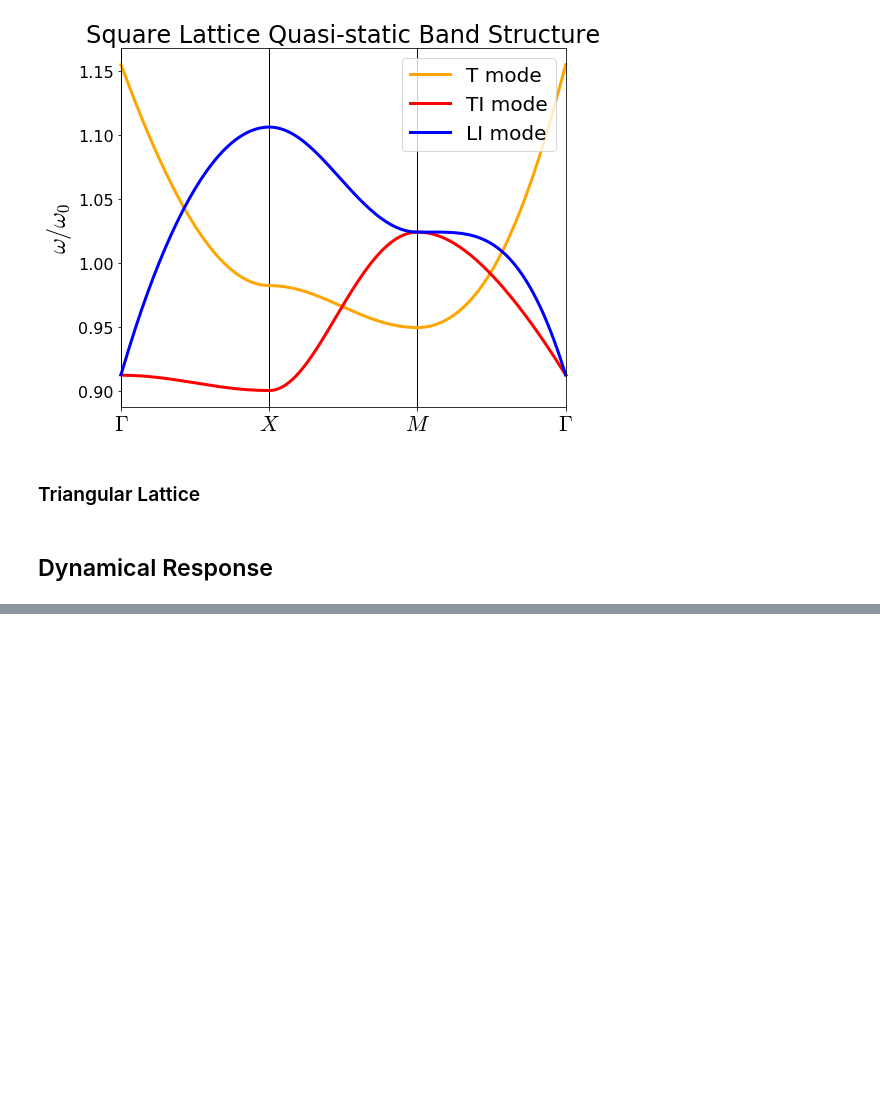
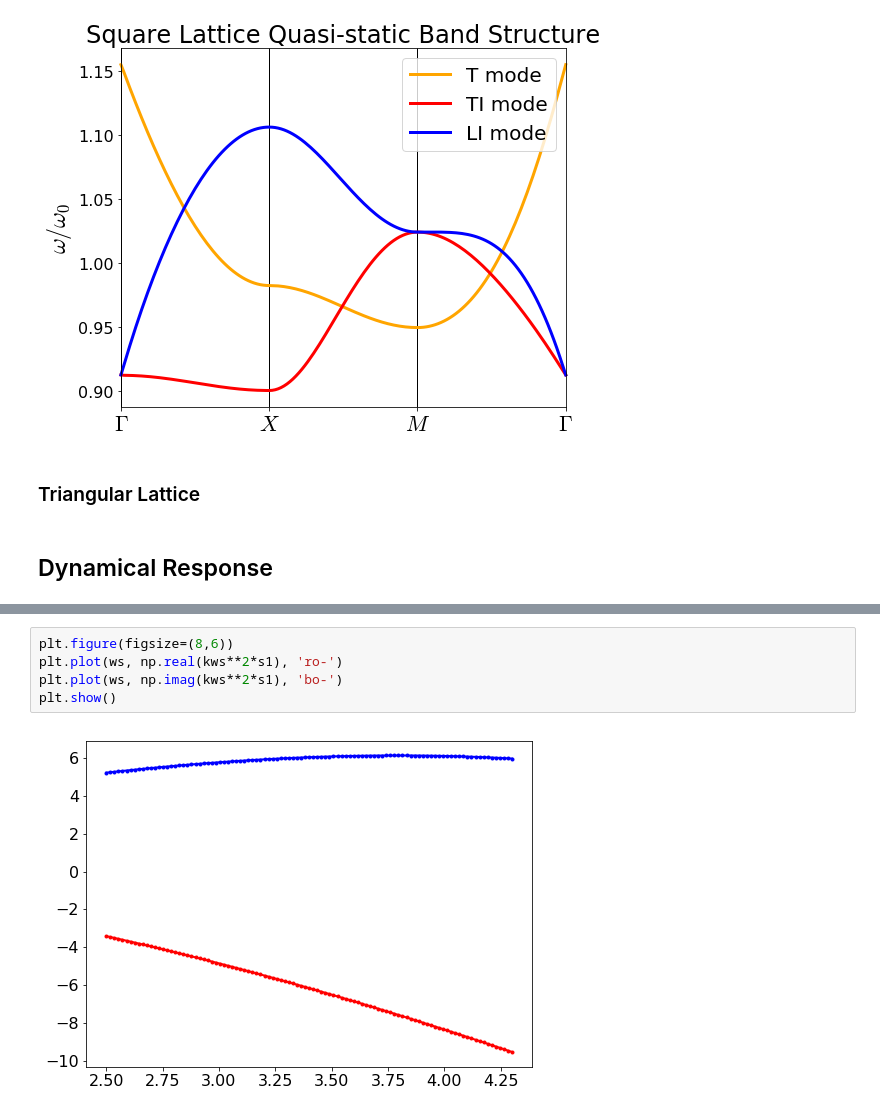
Before and after one commit to 711er/cde, a Jupyter notebook: cde-2d.ipynb, the cells around one changed output, grey strips where cells are left out. Saved outputs shown, nothing was run; the diff lists cells and outputs as text; blank space fills up the shorter version.

```diff
--- a/cde-2d.ipynb
+++ b/cde-2d.ipynb
@@ -1370,0 +1500,7 @@ def eps_drude(kw, wp, gamma):
+# %%
+plt.figure(figsize=(8,6))
+plt.plot(ws, np.real(kws**2*s1), 'ro-')
+plt.plot(ws, np.imag(kws**2*s1), 'bo-')
+plt.show()
+# %% [output]
+[figure, added]
```
Also changed, not shown: parts of 11 cells of this notebook, 4 other files.
